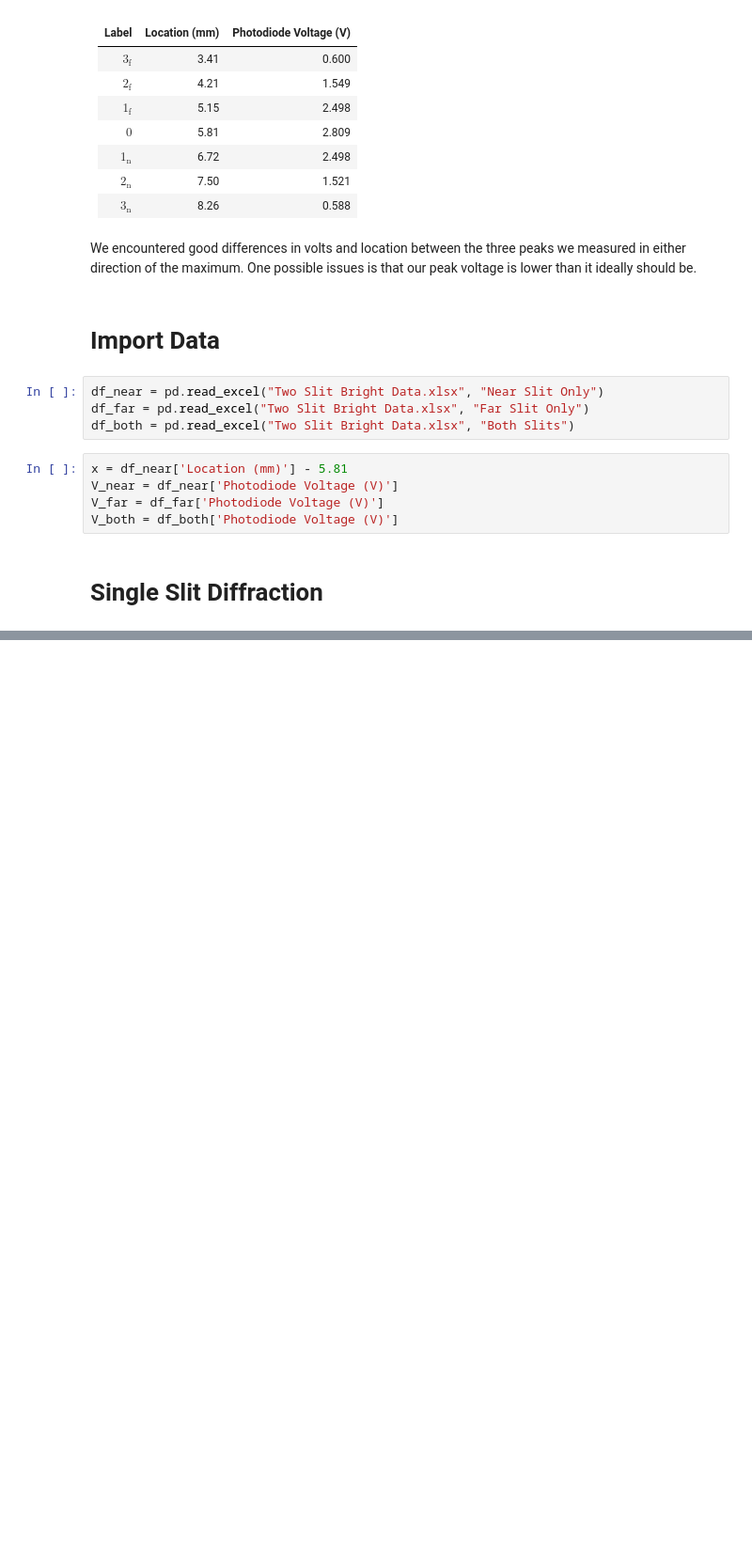
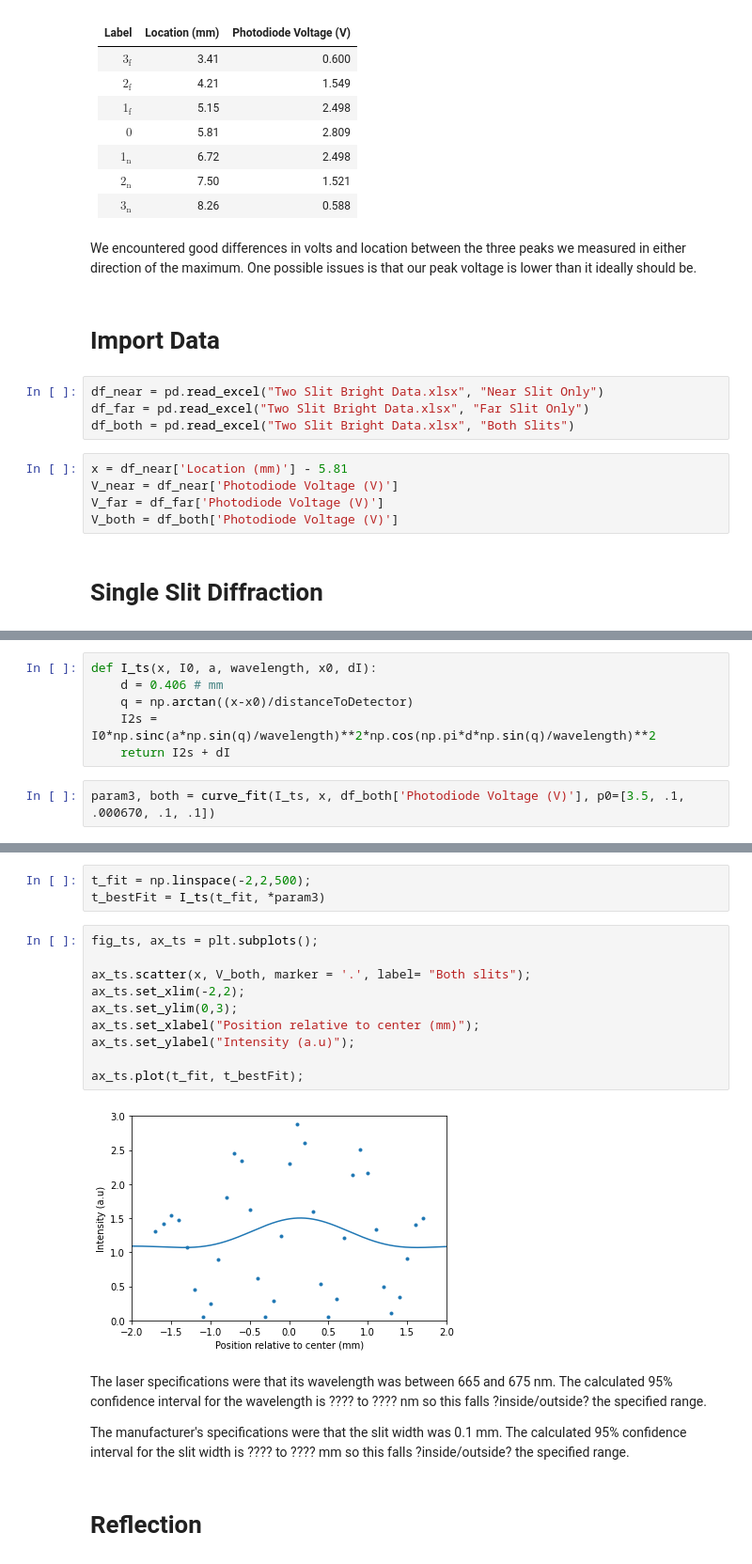
Before and after one commit to Caleb-Flegel/HospitalSim---Code-Example, a Jupyter notebook: Two_Slit_Bright_Light.ipynb, the cells around one changed output, grey strips where cells are left out. Shown: that part at 94% size. Drawn from its saved outputs; the diff is of its cells as text; blank space fills up the shorter version.

Commit message:
Beginning to work on reflection

```diff
--- a/Two_Slit_Bright_Light.ipynb
+++ b/Two_Slit_Bright_Light.ipynb
@@ -114,0 +151,8 @@ ax_ss.plot(df_far['Location (mm)'], df_far["Best fit"]);
+# %%
+def I_ts(x, I0, a, wavelength, x0, dI):
+    d = 0.406 # mm
+    q = np.arctan((x-x0)/distanceToDetector)
+    I2s = I0*np.sinc(a*np.sin(q)/wavelength)**2*np.cos(np.pi*d*np.sin(q)/wavelength)**2
+    return I2s + dI
+# %%
+param3, both = curve_fit(I_ts, x, df_both['Photodiode Voltage (V)'], p0=[3.5, .1, .000670, .1, .1])
@@ -114,0 +166,21 @@ ax_ss.plot(df_far['Location (mm)'], df_far["Best fit"]);
+# %%
+t_fit = np.linspace(-2,2,500);
+t_bestFit = I_ts(t_fit, *param3)
+# %%
+fig_ts, ax_ts = plt.subplots();
+
+ax_ts.scatter(x, V_both, marker = '.', label= "Both slits");
+ax_ts.set_xlim(-2,2);
+ax_ts.set_ylim(0,3);
+ax_ts.set_xlabel("Position relative to center (mm)");
+ax_ts.set_ylabel("Intensity (a.u)");
+
+ax_ts.plot(t_fit, t_bestFit);
+# %% [output]
+[figure, added]
+# %% [markdown]
+The laser specifications were that its wavelength was between 665 and 675 nm. The calculated 95% confidence interval for the wavelength is ???? to ???? nm so this falls ?inside/outside? the specified range.
+
+The manufacturer's specifications were that the slit width was 0.1 mm. The calculated 95% confidence interval for the slit width is ???? to ???? mm so this falls ?inside/outside? the specified range.
+# %% [markdown]
+# Reflection
```
Also changed, not shown: parts of 14 cells of this notebook.
